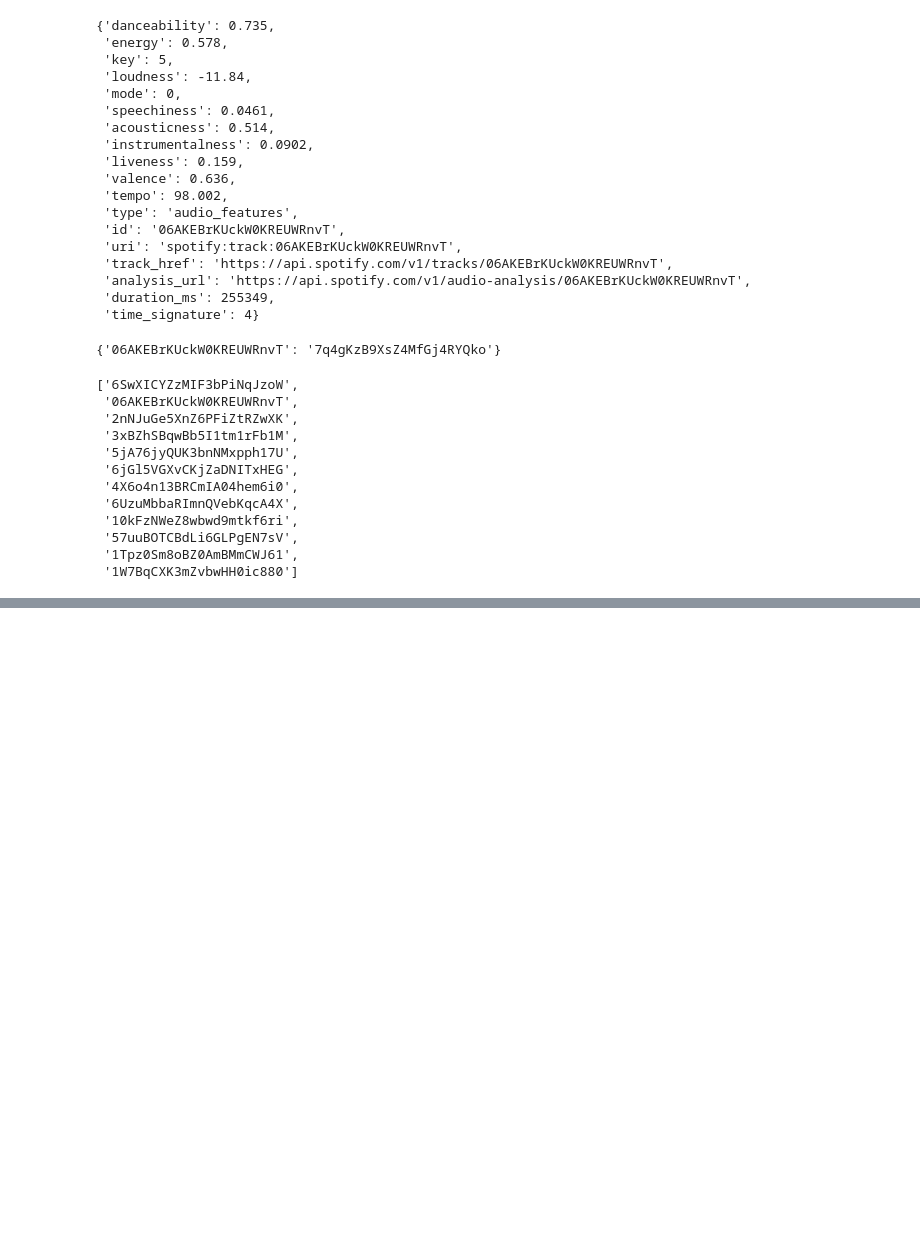
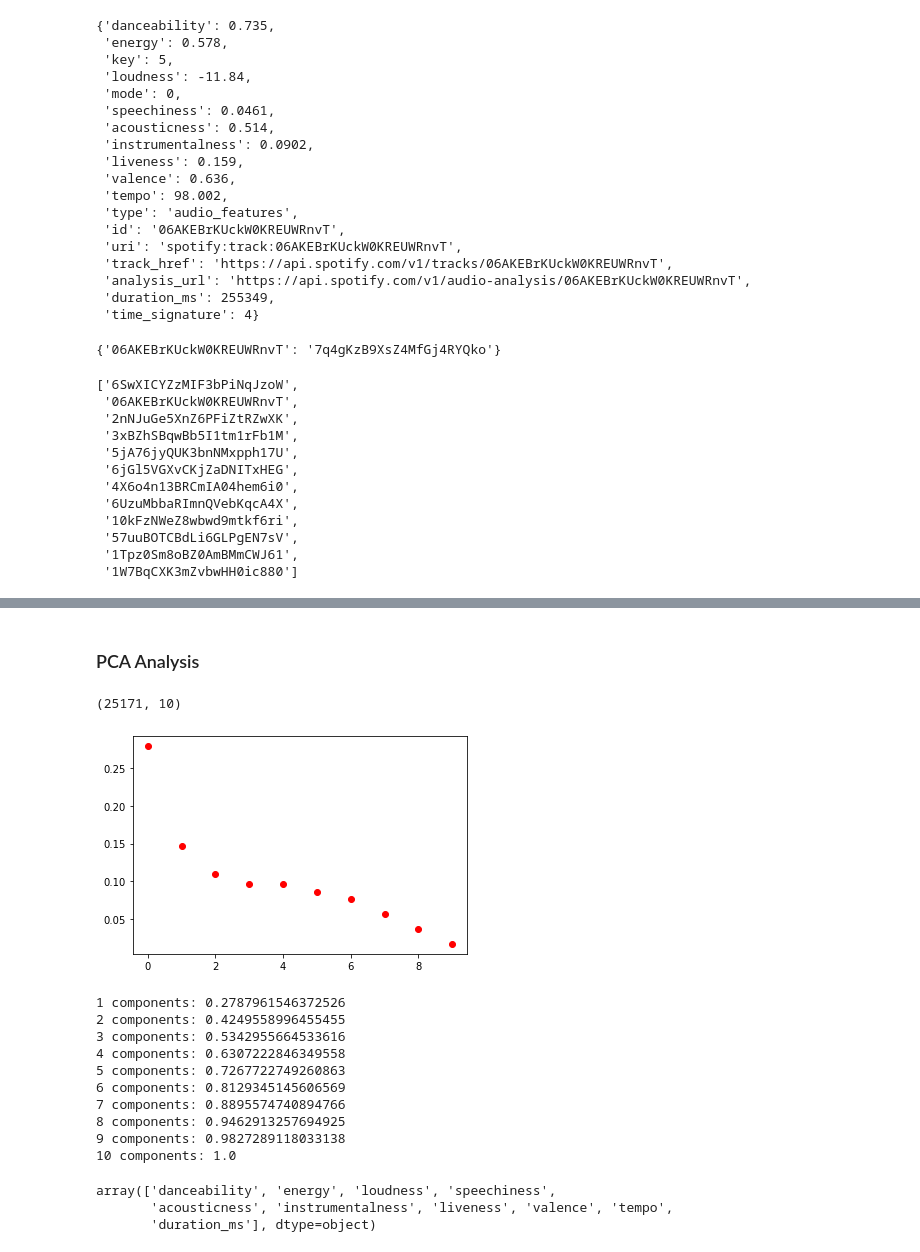
Before and after one commit to pszemkor/SpotiCharts, a Jupyter notebook: Developer API exploration.ipynb, the cells around one changed output, grey strips where cells are left out. Saved outputs shown, nothing was run; the diff lists cells and outputs as text; code cells hidden in the pictures; blank space fills up the shorter version.

```diff
--- a/Developer API exploration.ipynb
+++ b/Developer API exploration.ipynb
@@ -116,0 +206,2 @@ get_tracks_from_album('7q4gKzB9XsZ4MfGj4RYQko')
+# %%
+dev_data = pd.read_csv('us_2020_top200.csv', index_col=0)
@@ -116,0 +217,5 @@ get_tracks_from_album('7q4gKzB9XsZ4MfGj4RYQko')
+# %%
+targets = dev_data['viral'].values
+del dev_data['id']
+del dev_data['viral']
+X = dev_data
@@ -116,0 +231,31 @@ get_tracks_from_album('7q4gKzB9XsZ4MfGj4RYQko')
+# %% [markdown]
+### PCA Analysis
+# %%
+from sklearn.decomposition import PCA
+from sklearn.preprocessing import scale
+X_scaled = scale(X.values)
+pca = PCA()
+# %%
+X_transformed = pca.fit_transform(X_scaled)
+# %%
+X_transformed.shape
+# %% [output]
+(25171, 10)
+# %%
+variance_ratio = pca.explained_variance_ratio_
+plt.plot(variance_ratio, 'ro')
+plt.show()
+for i in range(1, 11):
+    print("{} components:".format(i), sum(variance_ratio[0:i]))
+# %% [output]
+[figure, added]
+1 components: 0.2787961546372526
+2 components: 0.4249558996455455
+3 components: 0.5342955664533616
+4 components: 0.6307222846349558
+5 components: 0.7267722749260863
+6 components: 0.8129345145606569
+7 components: 0.8895574740894766
+8 components: 0.9462913257694925
+9 components: 0.9827289118033138
+10 components: 1.0
@@ -116,0 +282,7 @@ get_tracks_from_album('7q4gKzB9XsZ4MfGj4RYQko')
+# %%
+attributes = dev_data.columns.values
+attributes
+# %% [output]
+array(['danceability', 'energy', 'loudness', 'speechiness',
+       'acousticness', 'instrumentalness', 'liveness', 'valence', 'tempo',
+       'duration_ms'], dtype=object)
```
Also changed, not shown: parts of 29 cells of this notebook.
